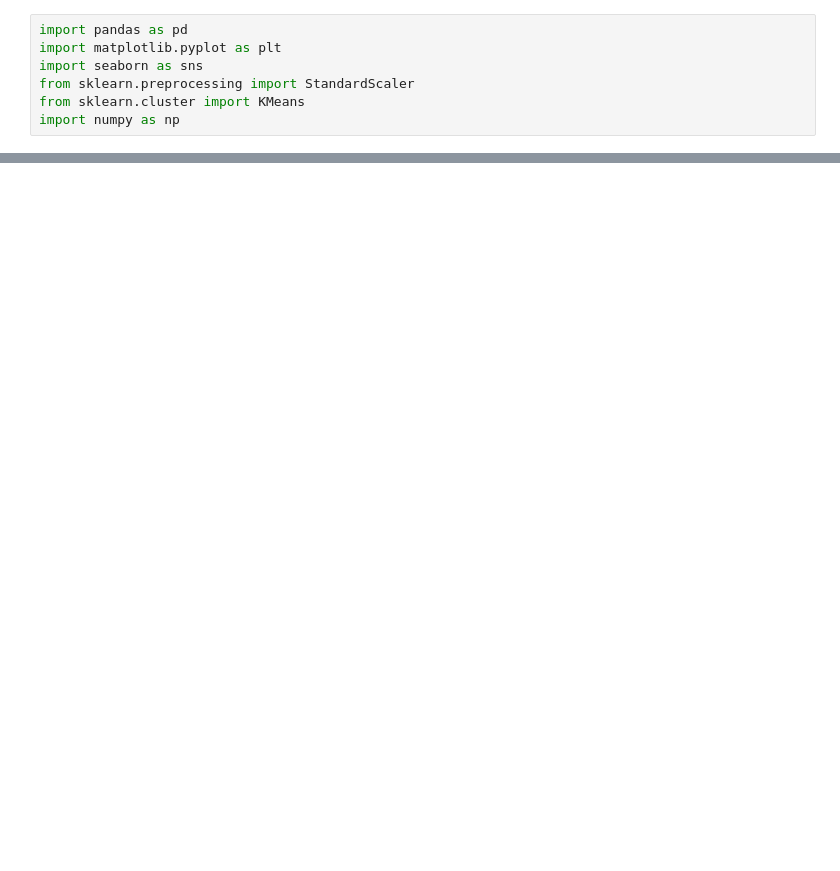
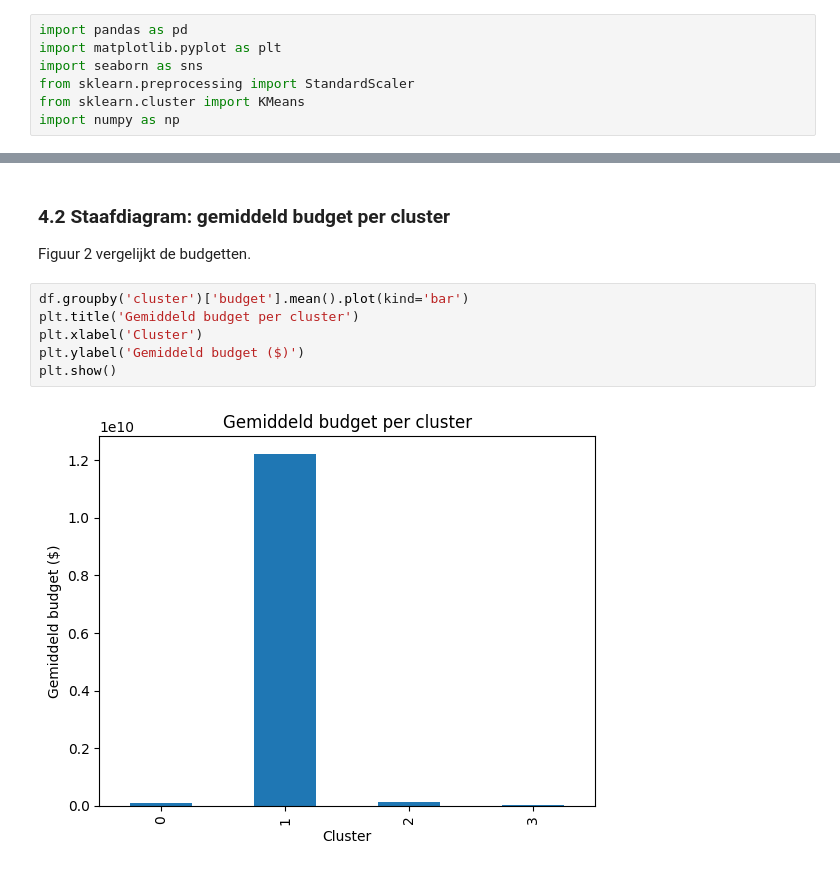
Before and after one commit to CansieJ/Computational-Modelling-film, a Jupyter notebook: Vraag_2_clusters.ipynb, the cells around one changed output, grey strips where cells are left out. Cells and saved outputs as stored; diff of their text form; blank space fills up the shorter version.

```diff
--- a/Vraag_2_clusters.ipynb
+++ b/Vraag_2_clusters.ipynb
@@ -191,0 +101,11 @@ maar er zijn uitzonderingen (films met laag budget en hoge omzet).
+# %% [markdown]
+### 4.2 Staafdiagram: gemiddeld budget per cluster
+Figuur 2 vergelijkt de budgetten.
+# %%
+df.groupby('cluster')['budget'].mean().plot(kind='bar')
+plt.title('Gemiddeld budget per cluster')
+plt.xlabel('Cluster')
+plt.ylabel('Gemiddeld budget ($)')
+plt.show()
+# %% [output]
+[figure, added]
```
Also changed, not shown: parts of 38 cells of this notebook, 6 other files.
